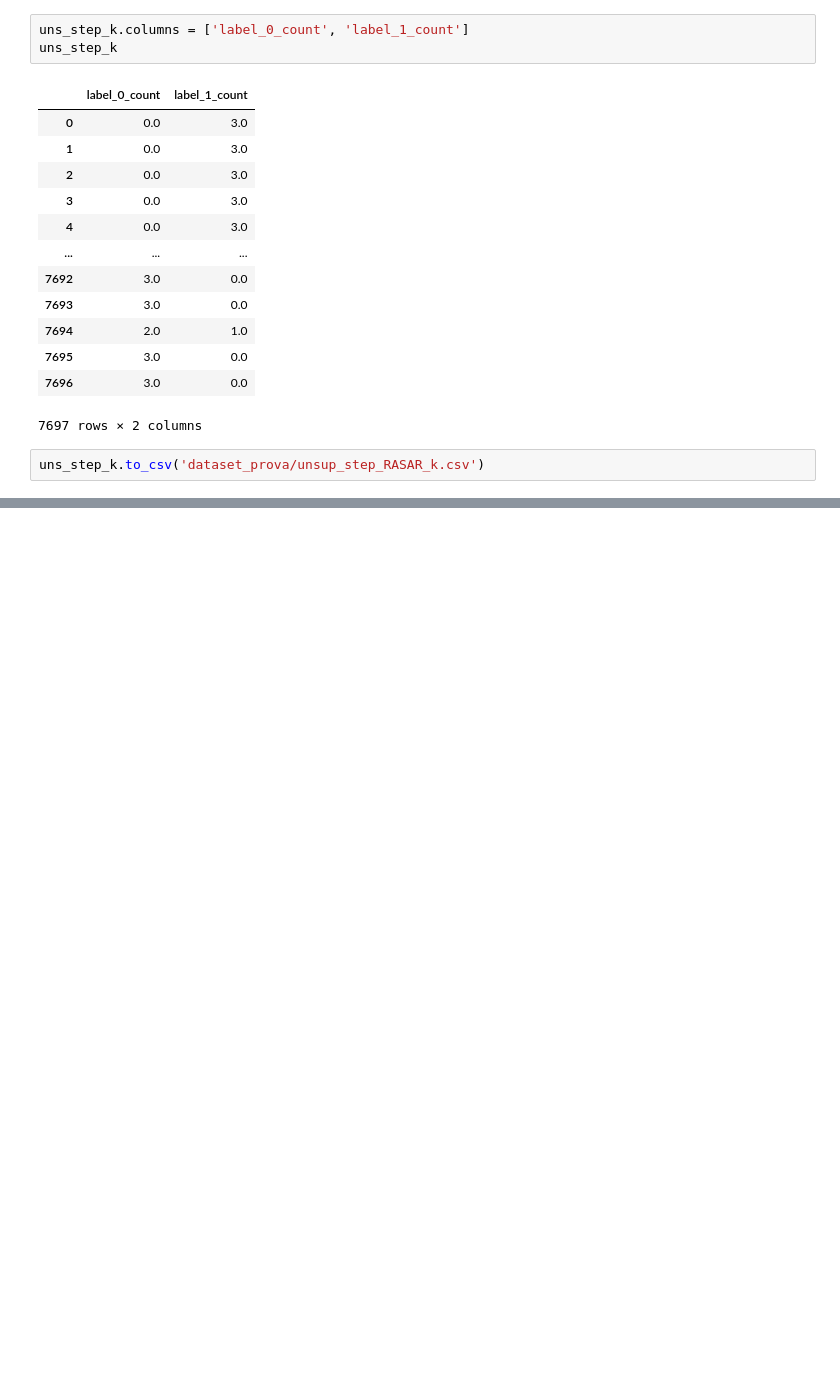
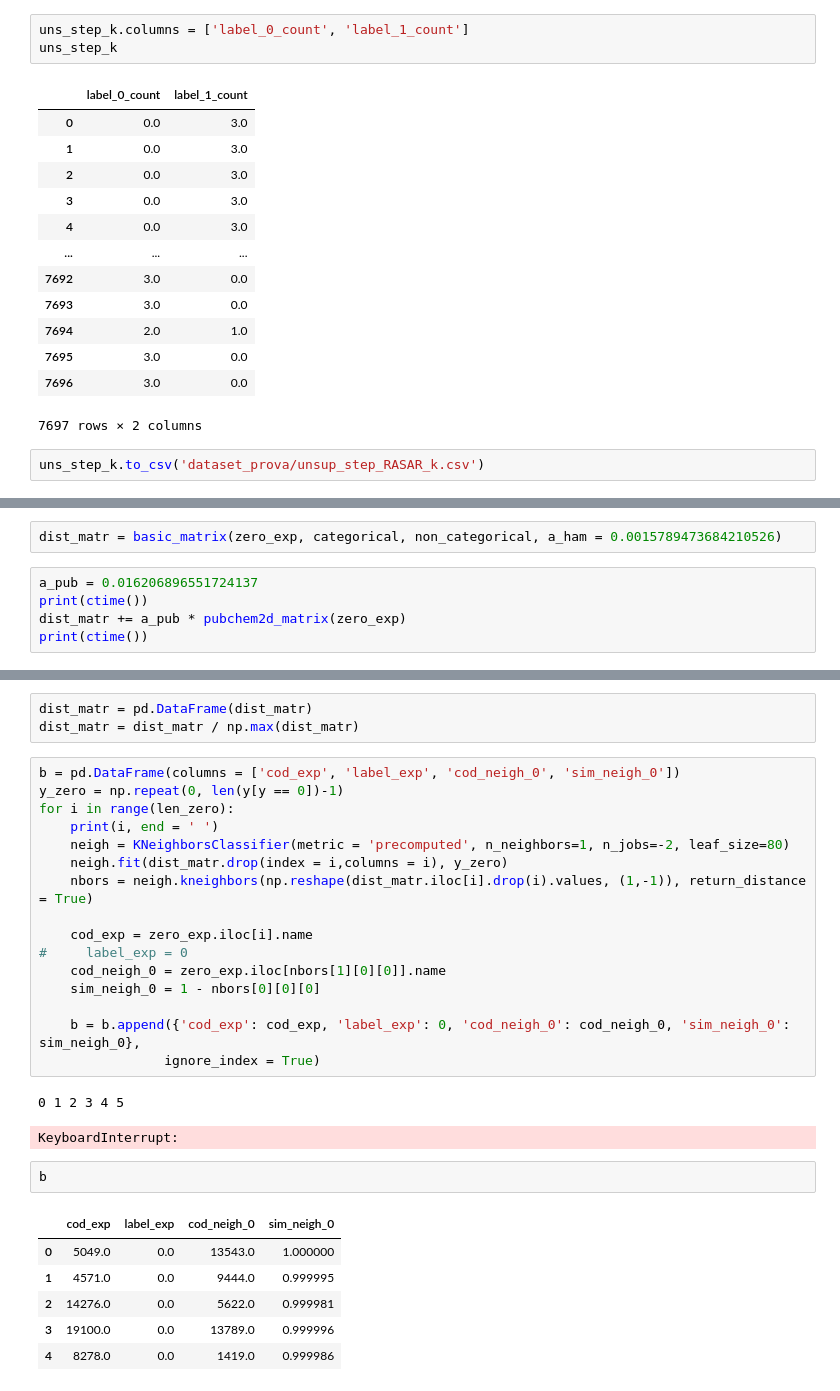
Before and after one commit to simonedambrosi/MLTOX-Simone, a Jupyter notebook: Script per tesi/RASAR .ipynb, the cells around one changed output, grey strips where cells are left out. Cells and saved outputs as stored; diff of their text form; blank space fills up the shorter version.

```diff
--- a/Script per tesi/RASAR .ipynb
+++ b/Script per tesi/RASAR .ipynb
@@ -211,0 +232,7 @@ uns_step_k.to_csv('dataset_prova/unsup_step_RASAR_k.csv')
+# %%
+dist_matr = basic_matrix(zero_exp, categorical, non_categorical, a_ham = 0.0015789473684210526)
+# %%
+a_pub = 0.016206896551724137
+print(ctime())
+dist_matr += a_pub * pubchem2d_matrix(zero_exp)
+print(ctime())
@@ -211,0 +242,31 @@ uns_step_k.to_csv('dataset_prova/unsup_step_RASAR_k.csv')
+# %%
+dist_matr = pd.DataFrame(dist_matr)
+dist_matr = dist_matr / np.max(dist_matr)
+# %%
+b = pd.DataFrame(columns = ['cod_exp', 'label_exp', 'cod_neigh_0', 'sim_neigh_0'])
+y_zero = np.repeat(0, len(y[y == 0])-1)
+for i in range(len_zero):
+    print(i, end = ' ')
+    neigh = KNeighborsClassifier(metric = 'precomputed', n_neighbors=1, n_jobs=-2, leaf_size=80)
+    neigh.fit(dist_matr.drop(index = i,columns = i), y_zero)
+    nbors = neigh.kneighbors(np.reshape(dist_matr.iloc[i].drop(i).values, (1,-1)), return_distance = True)
+
+    cod_exp = zero_exp.iloc[i].name
+#     label_exp = 0
+    cod_neigh_0 = zero_exp.iloc[nbors[1][0][0]].name
+    sim_neigh_0 = 1 - nbors[0][0][0]
+
+    b = b.append({'cod_exp': cod_exp, 'label_exp': 0, 'cod_neigh_0': cod_neigh_0, 'sim_neigh_0': sim_neigh_0},
+                ignore_index = True)
+# %% [output]
+0 1 2 3 4 5
+KeyboardInterrupt:
+# %%
+b
+# %% [output]
+|  | cod_exp | label_exp | cod_neigh_0 | sim_neigh_0 |
+| 0 | 5049.0 | 0.0 | 13543.0 | 1.000000 |
+| 1 | 4571.0 | 0.0 | 9444.0 | 0.999995 |
+| 2 | 14276.0 | 0.0 | 5622.0 | 0.999981 |
+| 3 | 19100.0 | 0.0 | 13789.0 | 0.999996 |
+| 4 | 8278.0 | 0.0 | 1419.0 | 0.999986 |
```
Also changed, not shown: parts of 8 cells of this notebook, 5 other files.
